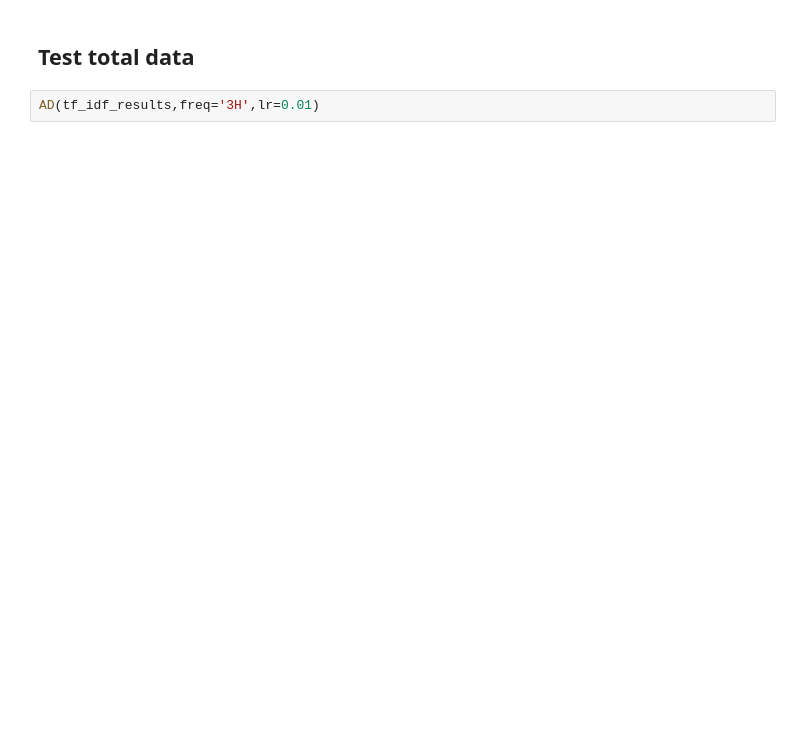
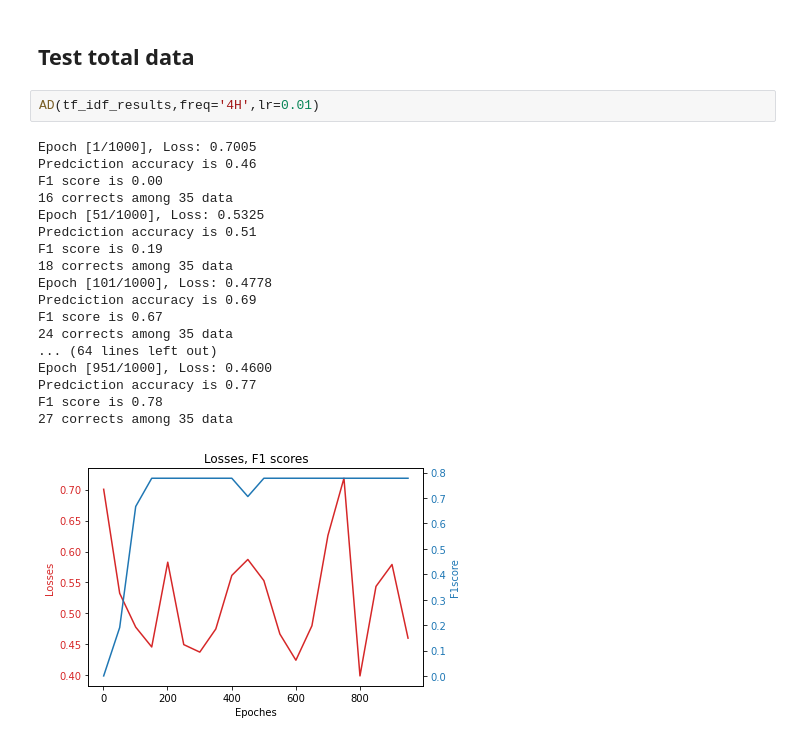
Before and after one commit to obiwan96/LogEventParsing, a Jupyter notebook: ncclient_parsing.ipynb, the cells around one changed output. Cells and saved outputs as stored; diff of their text form; blank space fills up the shorter version.

```diff
--- a/ncclient_parsing.ipynb
+++ b/ncclient_parsing.ipynb
@@ -230,5 +342,24 @@ tf_idf_results.mean()
 # %% [markdown]
 ## Test total data
 # %%
-AD(tf_idf_results,freq='3H',lr=0.01)
+AD(tf_idf_results,freq='4H',lr=0.01)
+# %% [output]
+Epoch [1/1000], Loss: 0.7005
+Predciction accuracy is 0.46
+F1 score is 0.00
+16 corrects among 35 data
+Epoch [51/1000], Loss: 0.5325
+Predciction accuracy is 0.51
+F1 score is 0.19
+18 corrects among 35 data
+Epoch [101/1000], Loss: 0.4778
+Predciction accuracy is 0.69
+F1 score is 0.67
+24 corrects among 35 data
+... (64 lines left out)
+Epoch [951/1000], Loss: 0.4600
+Predciction accuracy is 0.77
+F1 score is 0.78
+27 corrects among 35 data
+[figure, added]
 # %%
```
Also changed, not shown: parts of 18 cells of this notebook, 5 other files.
